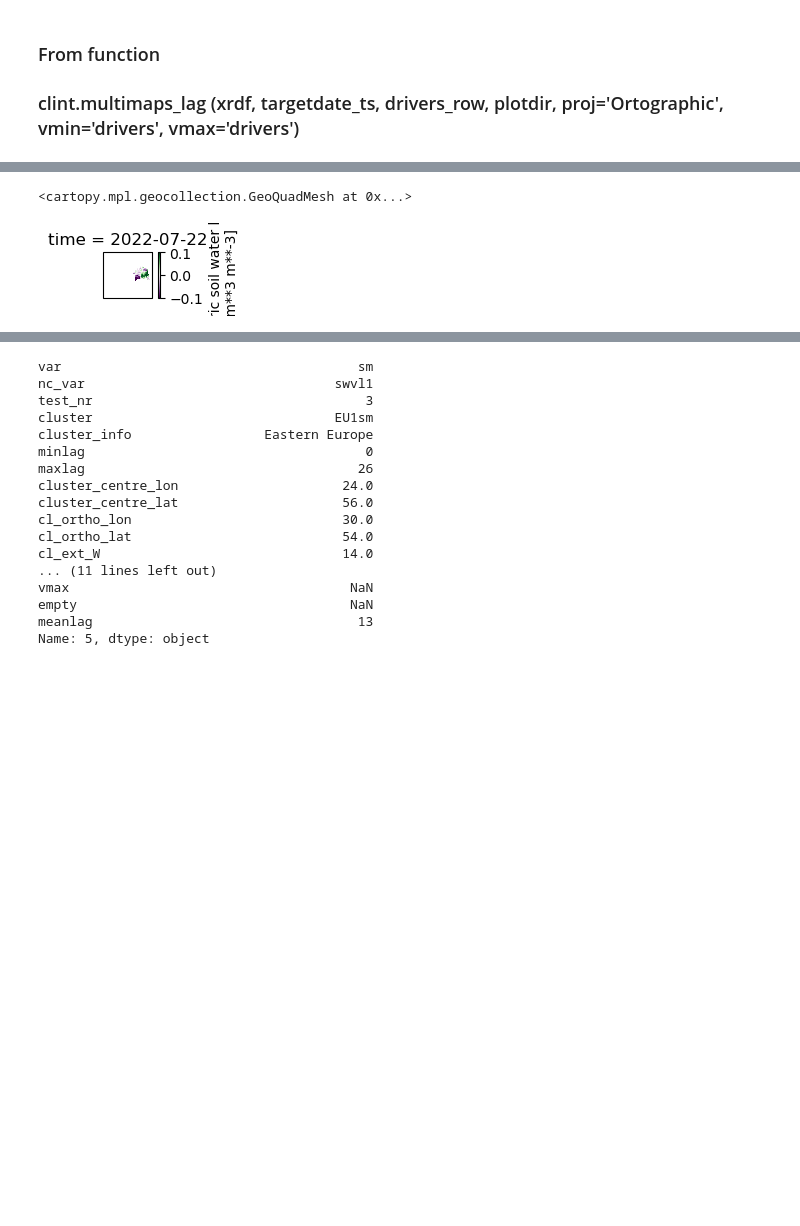
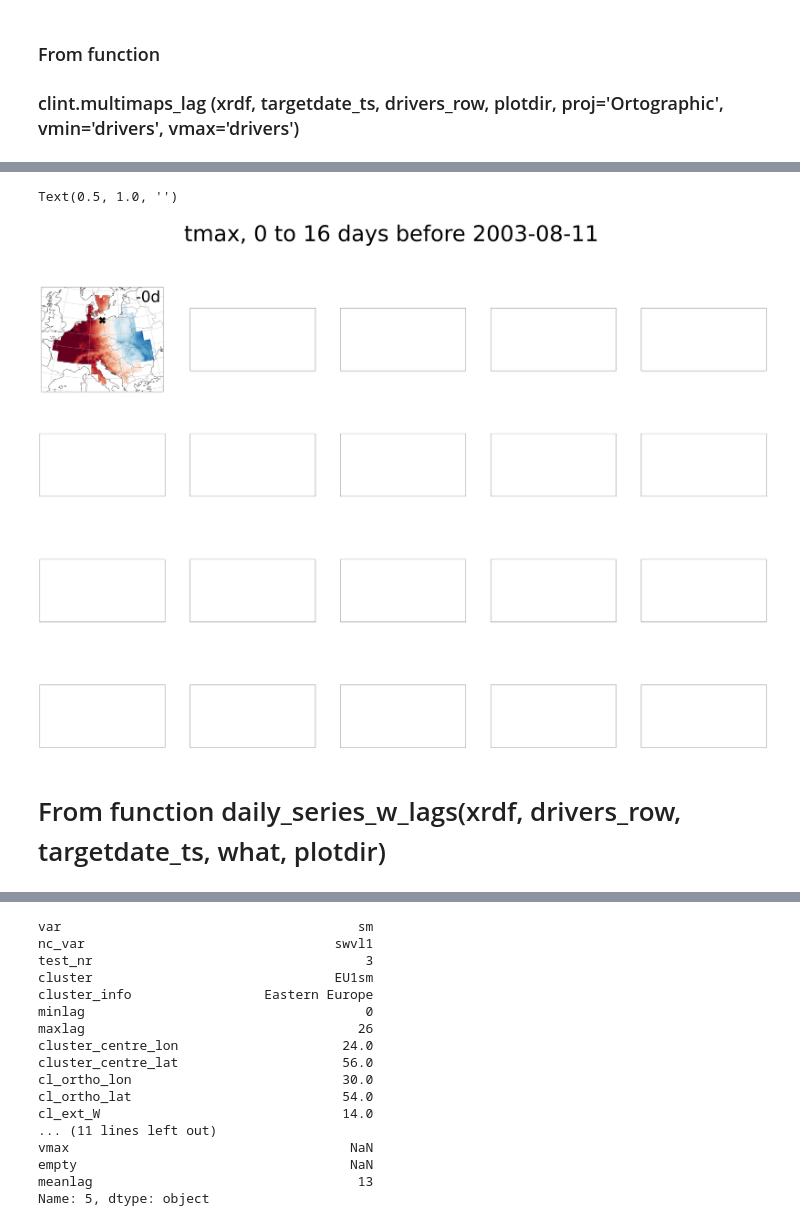
Before and after one commit to AntoSq/CLINT_WP5, a Jupyter notebook: CLINT033_DEB_soilmoisture_one_colour.ipynb, the cells around one changed output, grey strips where cells are left out. Drawn from its saved outputs; the diff is of its cells as text; code cells hidden in the pictures; blank space fills up the shorter version.

```diff
--- a/CLINT033_DEB_soilmoisture_one_colour.ipynb
+++ b/CLINT033_DEB_soilmoisture_one_colour.ipynb
@@ -201,12 +159,66 @@ Text(0.5, 1.0, '')
 # %%
 
 
-geo_axes = plt.subplot(int(numfigs_v), int(numfigs_h), f+1,
-                       projection=ccrs.Orthographic(central_longitude=drivers_row['cl_ortho_lon'],
-                                                    central_latitude=drivers_row['cl_ortho_lat']))
+# geo_axes = plt.subplot(int(numfigs_v), int(numfigs_h), f+1,
+#                        projection=ccrs.Orthographic(central_longitude=drivers_row['cl_ortho_lon'],
+#                                                     central_latitude=drivers_row['cl_ortho_lat']))
 
-sub1d[nc_var].plot(ax=geo_axes,transform=ccrs.PlateCarree(),cmap='PRGn',
-                   vmin = vmin, vmax = vmax)
+# sub1d[nc_var].plot(ax=geo_axes,transform=ccrs.PlateCarree(),cmap='PRGn',
+#                    vmin = vmin, vmax = vmax)
-# %% [output]
-<cartopy.mpl.geocollection.GeoQuadMesh at 0x...>
-[figure, removed]
+# %%
+cl_name = drivers_row['cluster']
+proj = ccrs.PlateCarree()
+fig, axs = plt.subplots(int(numfigs_v), int(numfigs_h),
+                        subplot_kw={'projection': proj},
+                        figsize=(fig_width,int(numfigs_v*ax_height)),
+                        sharey=True,sharex=True)#,
+                        #layout="constrained")
+fig.suptitle(f'{var}, {minlag} to {maxlag} days before {targetdate_str}', fontsize = 100)
+axs = axs.flatten()
+
+lag=minlag
+f=0
+
+if vmin == 'drivers':
+    vmin = drivers_row['vmin']
+if vmax == 'drivers':
+    vmax = drivers_row['vmax']
+var = drivers_row['var']
+nc_var = drivers_row.nc_var
+
+if var == 'tmax':
+    palette = plt.cm.RdBu_r
+if var == 'mslp':
+    palette = plt.cm.PRGn_r
+if var == 'sm':
+    palette = plt.cm.BrBG
+
+targetdate_str = dt.strftime(targetdate_ts,'%Y-%m-%d')
+
+
+plotdate_ts = targetdate_ts - pd.DateOffset(days = lag)# + pd.DateOffset(hours = 12)
+sub1d = xrdf.sel(time=plotdate_ts)
+axs[f].remove()
+geo_axes = plt.subplot(int(numfigs_v), int(numfigs_h), f+1,
+                       projection=ccrs.Orthographic(central_longitude=drivers_row['cl_ortho_lon'],
+                                                    central_latitude=drivers_row['cl_ortho_lat']))
+
+cs=sub1d[nc_var].plot(ax=geo_axes,transform=ccrs.PlateCarree(),cmap=palette,
+                   vmin = vmin, vmax = vmax,add_colorbar=False)
+geo_axes.set_extent(drivers_row[['cl_ext_W','cl_ext_E','cl_ext_S','cl_ext_N']])
+geo_axes.scatter(x=drivers_row['cluster_centre_lon'], y=drivers_row['cluster_centre_lat'],
+            marker='X',color='black',s=900,transform=ccrs.PlateCarree(),alpha=1)
+geo_axes.coastlines()
+geo_axes.add_feature(cartopy.feature.BORDERS, linestyle='-', alpha=.5)
+#geo_axes.text(x=text_plot_lon, y=text_plot_lat,
+#              s=f'-{lag}d', transform=ccrs.PlateCarree(), fontsize=70)
+geo_axes.text(x=0.875, y=0.9, horizontalalignment='center', verticalalignment='center',
+              s=f'-{lag}d', transform=geo_axes.transAxes, fontsize=70)
+
+geo_axes.gridlines()
+plt.title(None)
+# %% [output]
+Text(0.5, 1.0, '')
+[figure, new version]
+# %% [markdown]
+# From function daily_series_w_lags(xrdf, drivers_row, targetdate_ts, what, plotdir)
```
Also changed, not shown: parts of 16 cells of this notebook, 10 other files.
